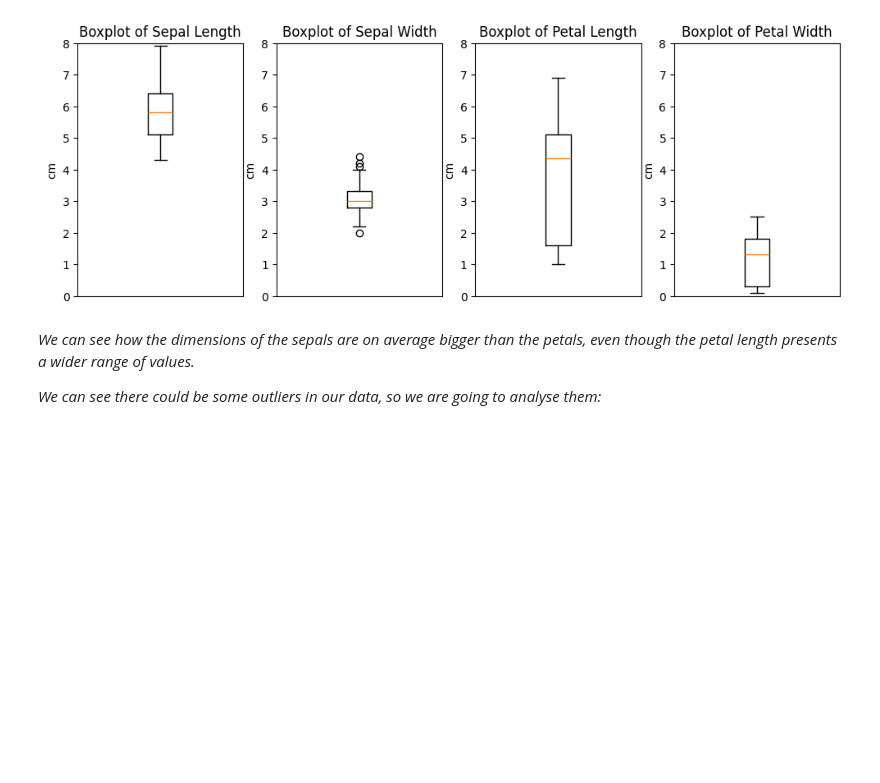
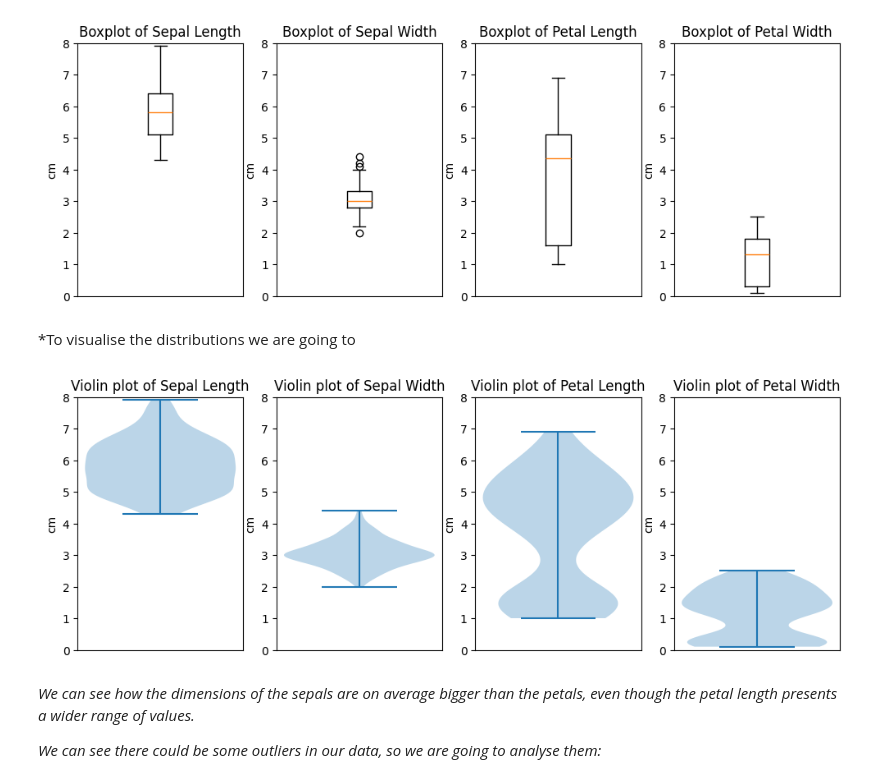
Before and after one commit to marionapuente/Mini_Project_MarionaPuente, a Jupyter notebook: Miniproject.ipynb, the cells around one changed output. Cells and saved outputs as stored; diff of their text form; code cells hidden in the pictures; blank space fills up the shorter version.

```diff
--- a/Miniproject.ipynb
+++ b/Miniproject.ipynb
@@ -99,6 +99,37 @@ plt.xticks([])
 plt.show()
 # %% [output]
 [figure]
+# %% [markdown]
+*To visualise the distributions we are going to
+# %%
+plt.figure(figsize=(12, 4))
+plt.subplot(1, 4, 1)
+plt.violinplot(df['sepal length (cm)'])
+plt.title('Violin plot of Sepal Length')
+plt.ylabel('cm')
+plt.ylim(0, 8)
+plt.xticks([])
+plt.subplot(1, 4, 2)
+plt.violinplot(df['sepal width (cm)'])
+plt.title('Violin plot of Sepal Width')
+plt.ylabel('cm')
+plt.ylim(0, 8)
+plt.xticks([])
+plt.subplot(1, 4, 3)
+plt.violinplot(df['petal length (cm)'])
+plt.title('Violin plot of Petal Length')
+plt.ylabel('cm')
+plt.ylim(0, 8)
+plt.xticks([])
+plt.subplot(1, 4, 4)
+plt.violinplot(df['petal width (cm)'])
+plt.title('Violin plot of Petal Width')
+plt.ylabel('cm')
+plt.ylim(0, 8)
+plt.xticks([])
+plt.show()
+# %% [output]
+[figure, added]
 # %% [markdown]
 *We can see how the dimensions of the sepals are on average bigger than the petals, even though the petal length presents a wider range of values.*
 
```
Also changed, not shown: 2 other files.
